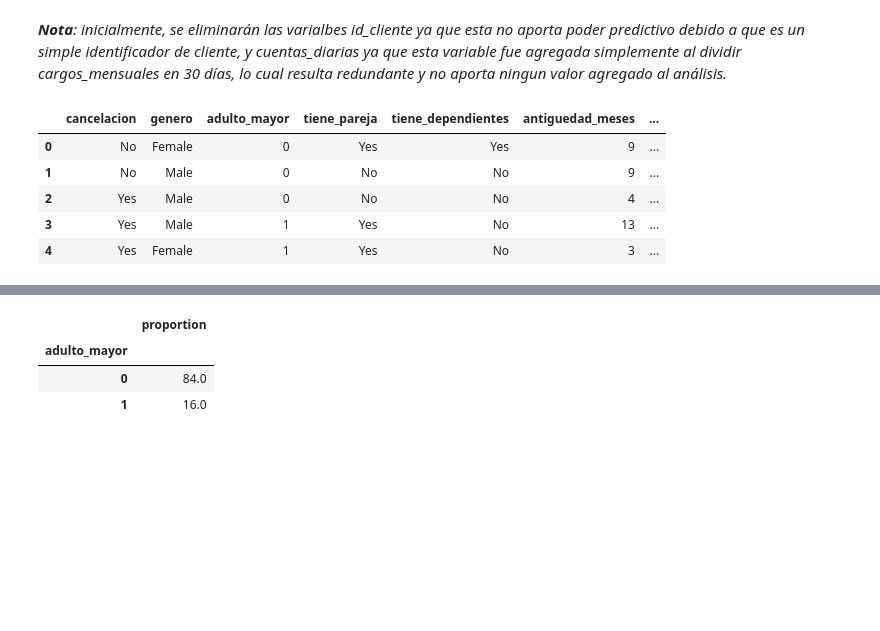
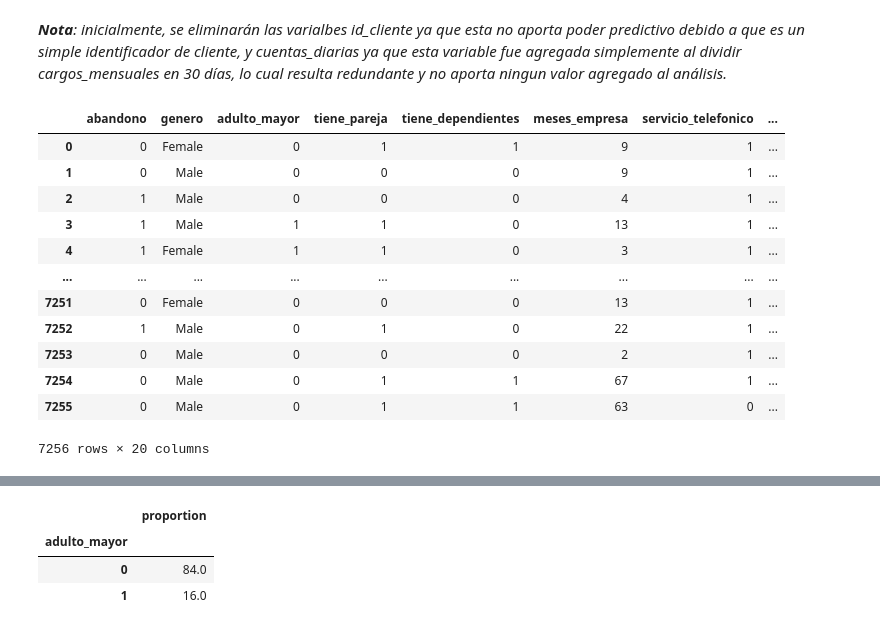
Before and after one commit to Nataliahfk/TELECOM-X---PARTE-2, a Jupyter notebook: TelecomX_SegundaParte.ipynb, the cells around one changed output, grey strips where cells are left out. Cells and saved outputs as stored; diff of their text form; code cells hidden in the pictures; blank space fills up the shorter version.

```diff
--- a/TelecomX_SegundaParte.ipynb
+++ b/TelecomX_SegundaParte.ipynb
@@ -51,29 +50,17 @@ Index(['customerID', 'Churn', 'customer.gender', 'customer.SeniorCitizen',
       dtype='object')
-# %%
-# Cambiar el nombre de las columnas
-datos.rename(columns={
-    'customerID': 'id_cliente',
-    'customer.gender': 'genero',
-    'customer.SeniorCitizen': 'adulto_mayor',
-    'customer.Partner': 'tiene_pareja',
-    'customer.Dependents': 'tiene_dependientes',
-    'customer.tenure': 'antiguedad_meses',
-    'phone.PhoneService': 'servicio_telefonico',
-    'phone.MultipleLines': 'lineas_multiples',
-    'internet.InternetService': 'servicio_internet',
-    'internet.OnlineSecurity': 'seguridad_en_linea',
-    'internet.OnlineBackup': 'respaldo_en_linea',
-    'internet.DeviceProtection': 'proteccion_dispositivo',
-    'internet.TechSupport': 'soporte_tecnico',
-    'internet.StreamingTV': 'streaming_tv',
-    'internet.StreamingMovies': 'streaming_peliculas',
-    'account.Contract': 'tipo_contrato',
-    'account.PaperlessBilling': 'facturacion_electronica',
-    'account.PaymentMethod': 'metodo_pago',
-    'Total.Day': 'total_dia',
-    'account.Charges.Monthly': 'cargo_mensual',
-    'account.Charges.Total': 'cargo_total',
-    'Churn': 'cancelacion'
-}, inplace=True)
 # %% [markdown]
 # 🛠️ Tratamiento de los Datos
+# %%
+datos = datos.rename(columns={
+    'es_ciudadano_senior': 'adulto_mayor',
+    'meses_en_empresa': 'meses_empresa',
+    'phone.PhoneService': 'servicio_telefonico',
+    'lineas_multiples': 'multiples_lineas',
+    'tipo_internet': 'servicio_internet',
+    'tv_streaming': 'streaming_tv',
+    'peliculas_streaming': 'streaming_peliculas',
+    'cargos_mensuales': 'cargo_mensual',
+    'cargos_totales': 'cargo_total'
+})
+
+print(datos.columns)
@@ -84,15 +80,22 @@ datos.rename(columns={
 # %%
 # Eliminación de Columnas Irrelevantes
 datos.drop('id_cliente', axis=1, inplace=True)
-datos.drop('total_dia', axis=1, inplace=True)
-datos.head()
+datos.drop('cuentas_diarias', axis=1, inplace=True)
+datos
 # %% [output]
-|  | cancelacion | genero | adulto_mayor | tiene_pareja | tiene_dependientes | antiguedad_meses | ... |
-| 0 | No | Female | 0 | Yes | Yes | 9 | ... |
-| 1 | No | Male | 0 | No | No | 9 | ... |
-| 2 | Yes | Male | 0 | No | No | 4 | ... |
-| 3 | Yes | Male | 1 | Yes | No | 13 | ... |
-| 4 | Yes | Female | 1 | Yes | No | 3 | ... |
+|  | abandono | genero | adulto_mayor | tiene_pareja | tiene_dependientes | meses_empresa | servicio_telefonico | ... |
+| 0 | 0 | Female | 0 | 1 | 1 | 9 | 1 | ... |
+| 1 | 0 | Male | 0 | 0 | 0 | 9 | 1 | ... |
+| 2 | 1 | Male | 0 | 0 | 0 | 4 | 1 | ... |
+| 3 | 1 | Male | 1 | 1 | 0 | 13 | 1 | ... |
+| 4 | 1 | Female | 1 | 1 | 0 | 3 | 1 | ... |
+| ... | ... | ... | ... | ... | ... | ... | ... | ... |
+| 7251 | 0 | Female | 0 | 0 | 0 | 13 | 1 | ... |
+| 7252 | 1 | Male | 0 | 1 | 0 | 22 | 1 | ... |
+| 7253 | 0 | Male | 0 | 0 | 0 | 2 | 1 | ... |
+| 7254 | 0 | Male | 0 | 1 | 1 | 67 | 1 | ... |
+| 7255 | 0 | Male | 0 | 1 | 1 | 63 | 0 | ... |
+7256 rows × 20 columns
 # %%
 datos.shape[0]
 # %% [output]
```
Also changed, not shown: parts of 113 cells of this notebook.
